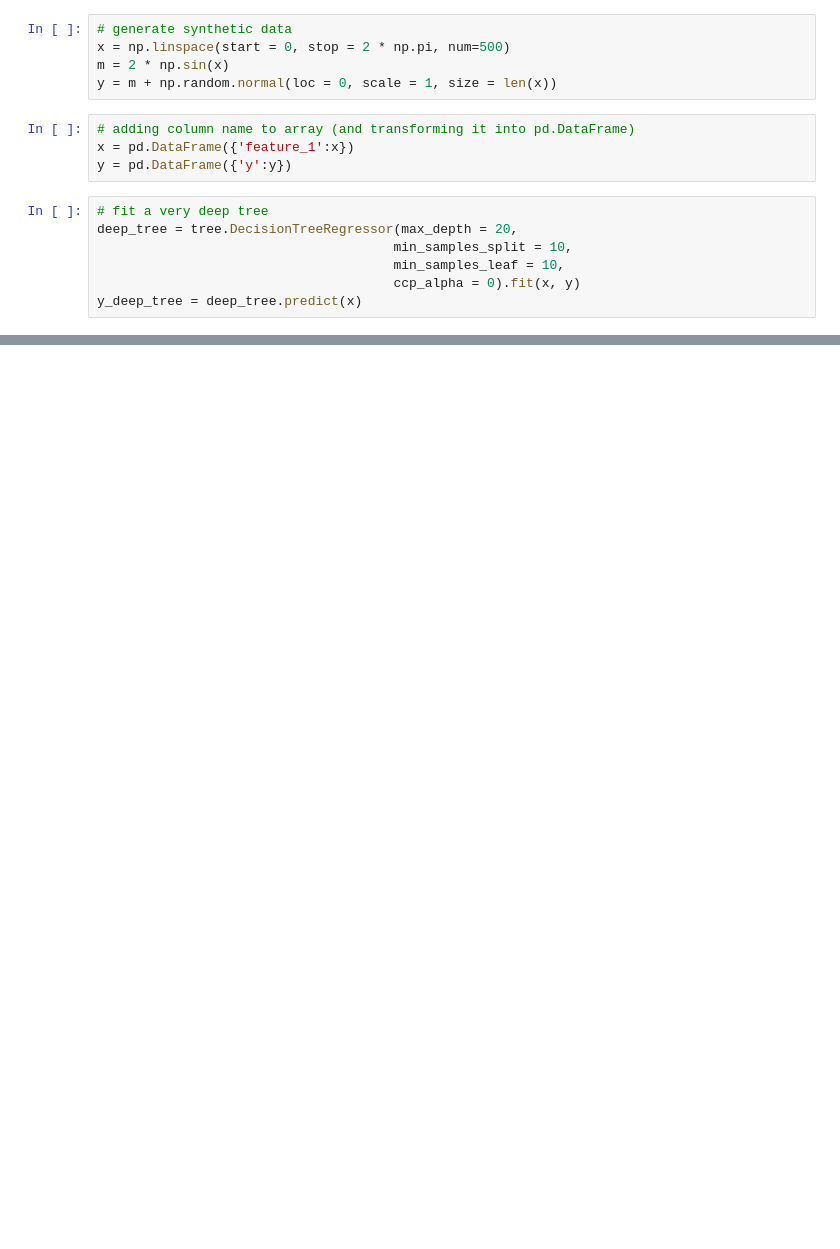
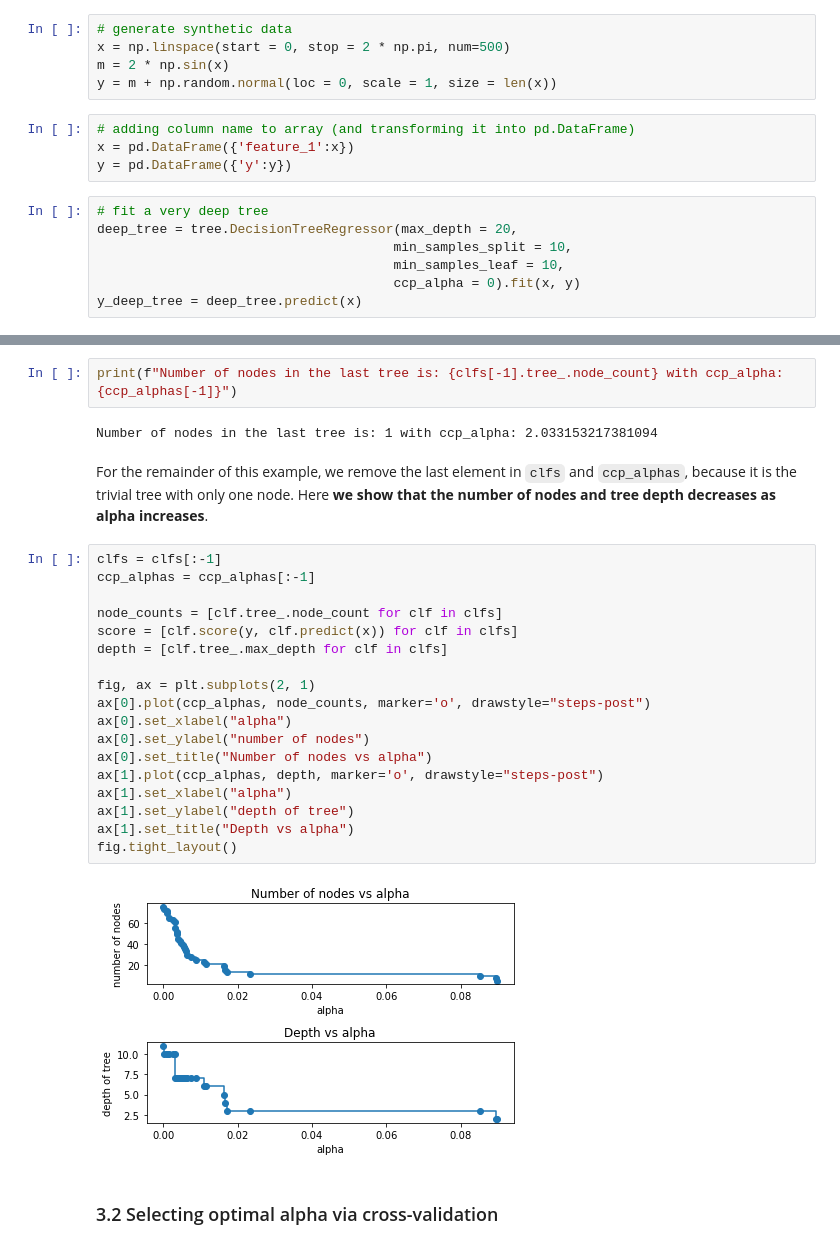
Before and after one commit to loremarchi/hands-on-machine-learning-R-module-2-python, a Jupyter notebook: 3_pruning_crossval.ipynb, the cells around one changed output, grey strips where cells are left out. Drawn from its saved outputs; the diff is of its cells as text; blank space fills up the shorter version.

````diff
--- a/3_pruning_crossval.ipynb
+++ b/3_pruning_crossval.ipynb
@@ -25,0 +95,28 @@ y_deep_tree = deep_tree.predict(x)
+# %%
+print(f"Number of nodes in the last tree is: {clfs[-1].tree_.node_count} with ccp_alpha: {ccp_alphas[-1]}")
+# %% [output]
+Number of nodes in the last tree is: 1 with ccp_alpha: 2.033153217381094
+# %% [markdown]
+For the remainder of this example, we remove the last element in ```clfs``` and ```ccp_alphas```, because it is the trivial tree with only one node. Here **we show that the number of nodes and tree depth decreases as alpha increases**.
+# %%
+clfs = clfs[:-1]
+ccp_alphas = ccp_alphas[:-1]
+
+node_counts = [clf.tree_.node_count for clf in clfs]
+score = [clf.score(y, clf.predict(x)) for clf in clfs]
+depth = [clf.tree_.max_depth for clf in clfs]
+
+fig, ax = plt.subplots(2, 1)
+ax[0].plot(ccp_alphas, node_counts, marker='o', drawstyle="steps-post")
+ax[0].set_xlabel("alpha")
+ax[0].set_ylabel("number of nodes")
+ax[0].set_title("Number of nodes vs alpha")
+ax[1].plot(ccp_alphas, depth, marker='o', drawstyle="steps-post")
+ax[1].set_xlabel("alpha")
+ax[1].set_ylabel("depth of tree")
+ax[1].set_title("Depth vs alpha")
+fig.tight_layout()
+# %% [output]
+[figure, added]
+# %% [markdown]
+### 3.2 Selecting optimal alpha via cross-validation
````
Also changed, not shown: parts of 30 cells of this notebook.
